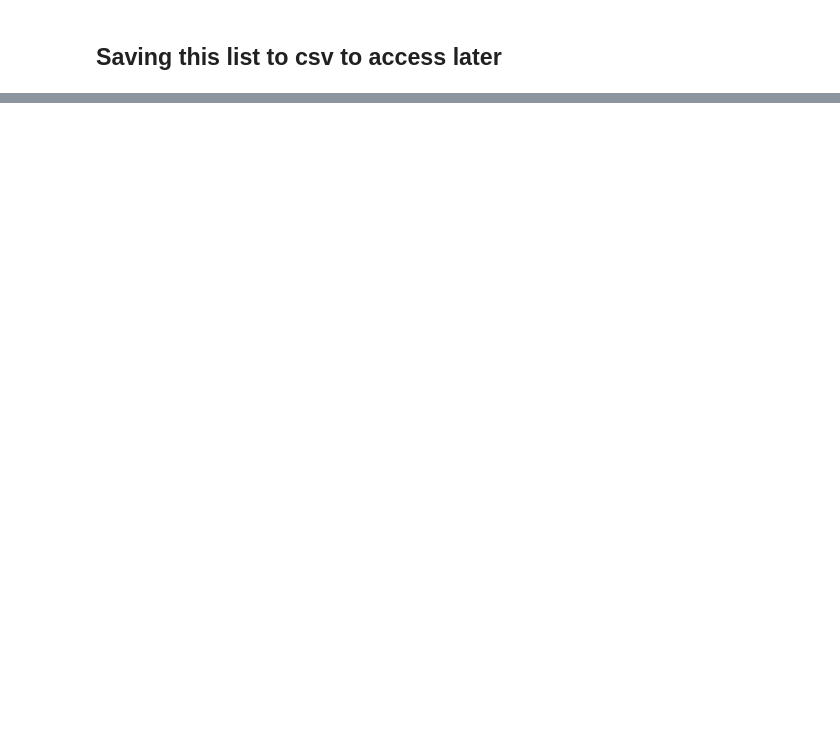
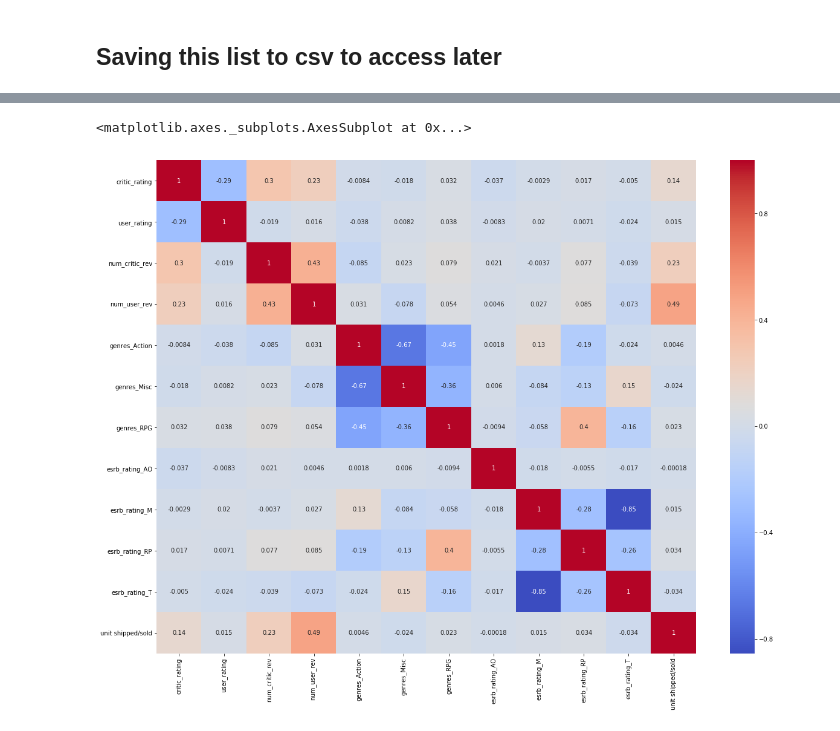
Before and after one commit to Animaznman/metametacriticcritic, a Jupyter notebook: Metametacriticcritic.ipynb, the cells around one changed output, grey strips where cells are left out. Drawn from its saved outputs; the diff is of its cells as text; code cells hidden in the pictures; blank space fills up the shorter version.

Commit message:
Made huge headway. Almost completely cleaned data.
Have all the data needed. Just need to clean it a bit then actually start focusing on modeling and producing plots.

```diff
--- a/Metametacriticcritic.ipynb
+++ b/Metametacriticcritic.ipynb
@@ -230,0 +431,4 @@ print(len(meta_vg))
+# %%
+meta_vg['unit shipped/sold'].fillna(1000)
+meta_vg['unit shipped/sold'].loc[meta_vg['unit shipped/sold']==0] = 1000
+meta_vg['unit shipped/sold'].loc[meta_vg['unit shipped/sold'].isnull()] = 1000
@@ -230,0 +437,5 @@ print(len(meta_vg))
+# %%
+title = meta_vg['title']
+meta_vg.drop('title', axis=1,inplace=True)
+meta_vg = pd.get_dummies(meta_vg).join(title)
+meta_vg.head()
@@ -230,0 +458,4 @@ print(len(meta_vg))
+# %%
+meta_vg = meta_vg[['title','critic_rating', 'user_rating', 'num_critic_rev', 'num_user_rev',
+        'genres_Action', 'genres_Misc', 'genres_RPG',
+       'esrb_rating_AO', 'esrb_rating_M', 'esrb_rating_RP', 'esrb_rating_T', 'unit shipped/sold']]
@@ -230,0 +471,8 @@ print(len(meta_vg))
+# %%
+correlations = meta_vg.corr()
+# %%
+plt.subplots(figsize=(20,15))
+sns.heatmap(correlations,cmap='coolwarm',annot=True)
+# %% [output]
+<matplotlib.axes._subplots.AxesSubplot at 0x...>
+[figure, added]
```
Also changed, not shown: parts of 49 cells of this notebook.
